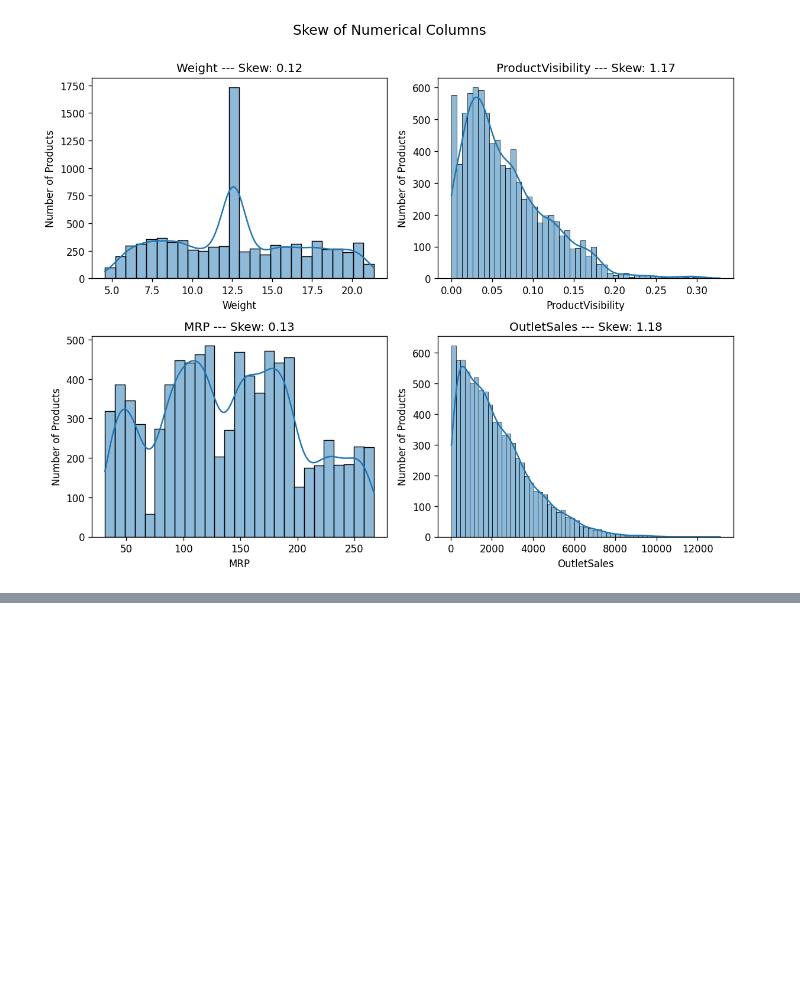
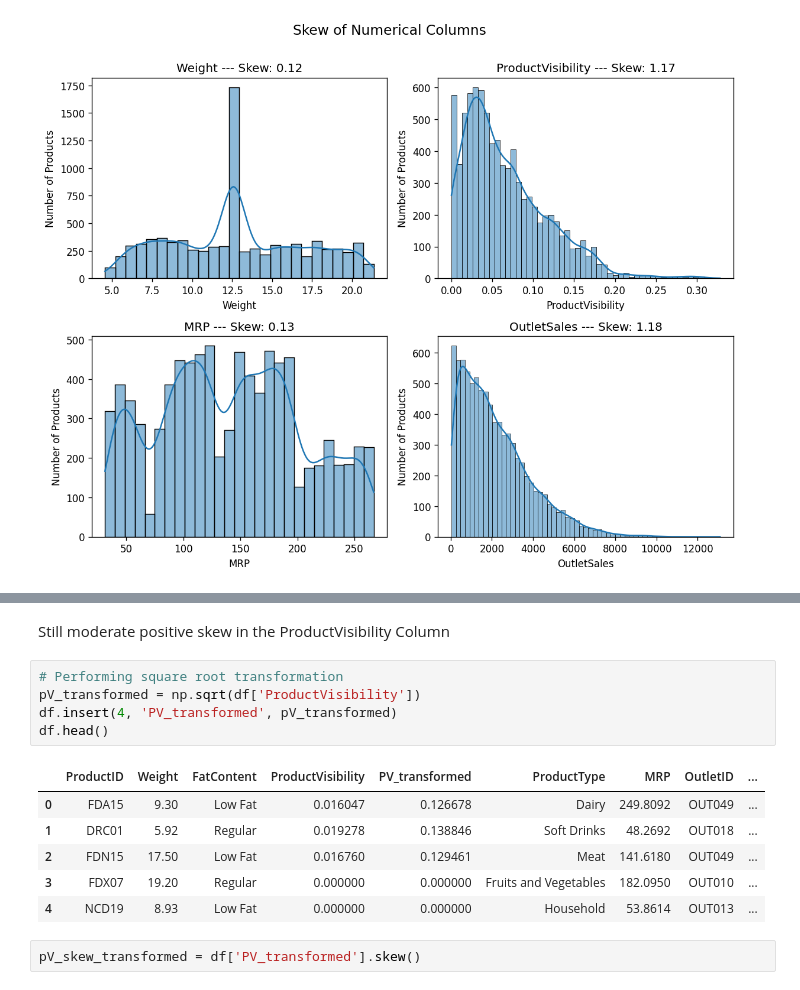
Before and after one commit to DejusDevspace/bigmart-sales-prediction, a Jupyter notebook: bigmart.ipynb, the cells around one changed output, grey strips where cells are left out. Cells and saved outputs as stored; diff of their text form; blank space fills up the shorter version.

```diff
--- a/bigmart.ipynb
+++ b/bigmart.ipynb
@@ -311,0 +355,16 @@ plt.show()
+# %% [markdown]
+Still moderate positive skew in the ProductVisibility Column
+# %%
+# Performing square root transformation
+pV_transformed = np.sqrt(df['ProductVisibility'])
+df.insert(4, 'PV_transformed', pV_transformed)
+df.head()
+# %% [output]
+|  | ProductID | Weight | FatContent | ProductVisibility | PV_transformed | ProductType | MRP | OutletID | ... |
+| 0 | FDA15 | 9.30 | Low Fat | 0.016047 | 0.126678 | Dairy | 249.8092 | OUT049 | ... |
+| 1 | DRC01 | 5.92 | Regular | 0.019278 | 0.138846 | Soft Drinks | 48.2692 | OUT018 | ... |
+| 2 | FDN15 | 17.50 | Low Fat | 0.016760 | 0.129461 | Meat | 141.6180 | OUT049 | ... |
+| 3 | FDX07 | 19.20 | Regular | 0.000000 | 0.000000 | Fruits and Vegetables | 182.0950 | OUT010 | ... |
+| 4 | NCD19 | 8.93 | Low Fat | 0.000000 | 0.000000 | Household | 53.8614 | OUT013 | ... |
+# %%
+pV_skew_transformed = df['PV_transformed'].skew()
```
Also changed, not shown: parts of 10 cells of this notebook.
